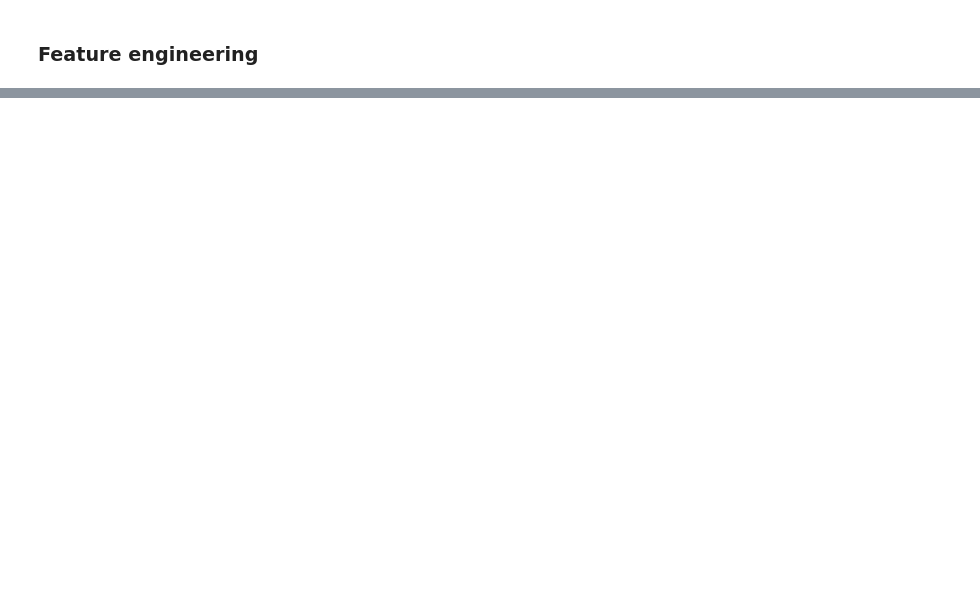
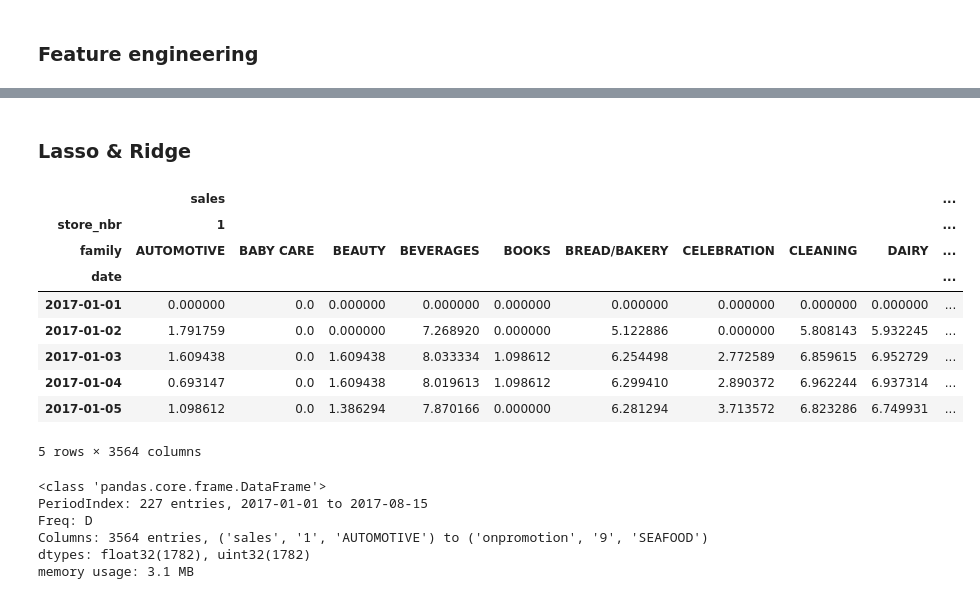
Before and after one commit to sjuanati/DataSciLabs, a Jupyter notebook: projects/kaggle/03_store_sales/store_sales.ipynb, the cells around one changed output, grey strips where cells are left out. Saved outputs shown, nothing was run; the diff lists cells and outputs as text; code cells hidden in the pictures; blank space fills up the shorter version.

Commit message:
lasso & ridge working in time series

```diff
--- a/projects/kaggle/03_store_sales/store_sales.ipynb
+++ b/projects/kaggle/03_store_sales/store_sales.ipynb
@@ -147,5 +200,18 @@ show_missing_data(df_oil, 'df_oil')
 # %% [markdown]
 ### EDA
 # %%
-df_train['date'] = pd.to_datetime(df_train['date'])
+# analyses will be done at (entire) day level, where specific time is not relevant,
+# so converting to Period object
+
+# but... according to gpt: in the context of time series modeling, especially when
+# using functions like DeterministicProcess from statsmodels, it's generally more
+# straightforward to keep dates as a DateTime type rather than converting them to
+#  a Period. The DateTimeIndex in pandas is more widely supported for time series
+# analysis and makes certain operations more straightforward.
+
+# df_train['date'] = df_train.date.dt.to_period('D')
+# df_test['date'] = df_test.date.dt.to_period('D')
+# df_holidays['date'] = df_holidays.date.dt.to_period('D')
+# df_oil['date'] = df_oil.date.dt.to_period('D')
+# df_txns['date'] = df_txns.date.dt.to_period('D')
 # %%
@@ -368,0 +409,32 @@ Name: sales, Length: 2352240, dtype: float64
+# %% [markdown]
+### Lasso & Ridge
+# %%
+# convert type in field `date` from datetime64[ns] to period[D]
+df_train['date'] = df_train.date.dt.to_period('D')
+# %%
+df_train.drop('id', axis=1, inplace=True)
+# %%
+df_train = df_train.set_index(["store_nbr", "family", "date"]).sort_index()
+# %%
+y = df_train.unstack(['store_nbr', 'family']).loc["2017"]
+y.head(5)
+# %% [output]
+|  | sales |  |  |  |  |  |  |  |  | ... |
+| store_nbr | 1 |  |  |  |  |  |  |  |  | ... |
+| family | AUTOMOTIVE | BABY CARE | BEAUTY | BEVERAGES | BOOKS | BREAD/BAKERY | CELEBRATION | CLEANING | DAIRY | ... |
+| date |  |  |  |  |  |  |  |  |  | ... |
+| 2017-01-01 | 0.000000 | 0.0 | 0.000000 | 0.000000 | 0.000000 | 0.000000 | 0.000000 | 0.000000 | 0.000000 | ... |
+| 2017-01-02 | 1.791759 | 0.0 | 0.000000 | 7.268920 | 0.000000 | 5.122886 | 0.000000 | 5.808143 | 5.932245 | ... |
+| 2017-01-03 | 1.609438 | 0.0 | 1.609438 | 8.033334 | 1.098612 | 6.254498 | 2.772589 | 6.859615 | 6.952729 | ... |
+| 2017-01-04 | 0.693147 | 0.0 | 1.609438 | 8.019613 | 1.098612 | 6.299410 | 2.890372 | 6.962244 | 6.937314 | ... |
+| 2017-01-05 | 1.098612 | 0.0 | 1.386294 | 7.870166 | 0.000000 | 6.281294 | 3.713572 | 6.823286 | 6.749931 | ... |
+5 rows × 3564 columns
+# %%
+y.info()
+# %% [output]
+<class 'pandas.core.frame.DataFrame'>
+PeriodIndex: 227 entries, 2017-01-01 to 2017-08-15
+Freq: D
+Columns: 3564 entries, ('sales', '1', 'AUTOMOTIVE') to ('onpromotion', '9', 'SEAFOOD')
+dtypes: float32(1782), uint32(1782)
+memory usage: 3.1 MB
```
Also changed, not shown: parts of 49 cells of this notebook.
